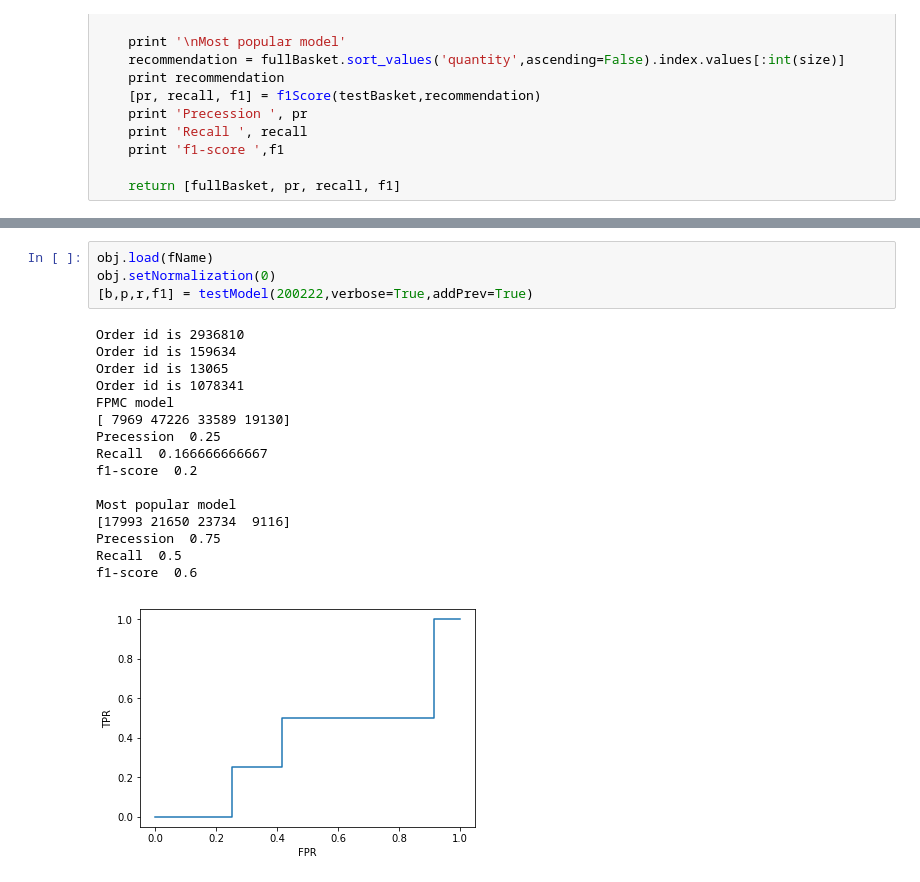
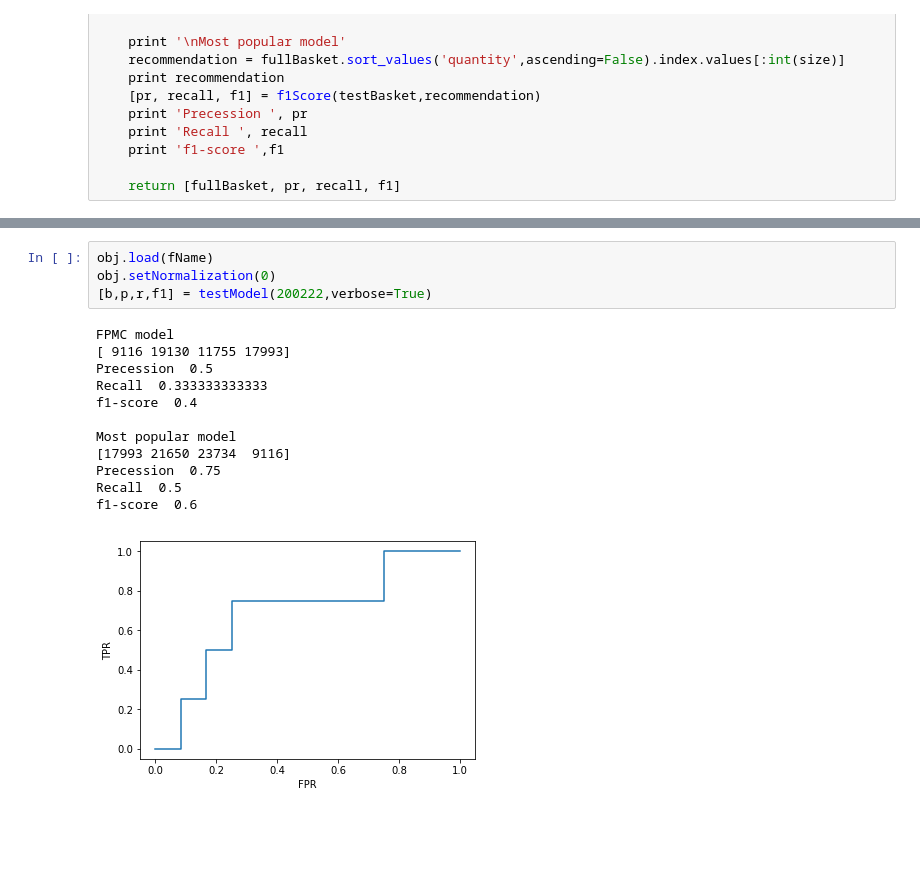
Before and after one commit to PhySci/instacart, a Jupyter notebook: FPMC/test FPMC.ipynb, the cells around one changed output, grey strips where cells are left out. Saved outputs shown, nothing was run; the diff lists cells and outputs as text; blank space fills up the shorter version.

Commit message:
FPMS model: 8 June

```diff
--- a/FPMC/test FPMC.ipynb
+++ b/FPMC/test FPMC.ipynb
@@ -738,21 +370,17 @@ f1-score  0.133333333333
 # %%
 obj.load(fName)
 obj.setNormalization(0)
-[b,p,r,f1] = testModel(200222,verbose=True,addPrev=True)
+[b,p,r,f1] = testModel(200222,verbose=True)
 # %% [output]
-Order id is 2936810
-Order id is 159634
-Order id is 13065
-Order id is 1078341
 FPMC model
-[ 7969 47226 33589 19130]
-Precession  0.25
-Recall  0.166666666667
-f1-score  0.2
+[ 9116 19130 11755 17993]
+Precession  0.5
+Recall  0.333333333333
+f1-score  0.4
 
 Most popular model
 [17993 21650 23734  9116]
 Precession  0.75
 Recall  0.5
 f1-score  0.6
-[figure, old version]
+[figure, new version]
```
Also changed, not shown: parts of 41 cells of this notebook, 2 other files.
